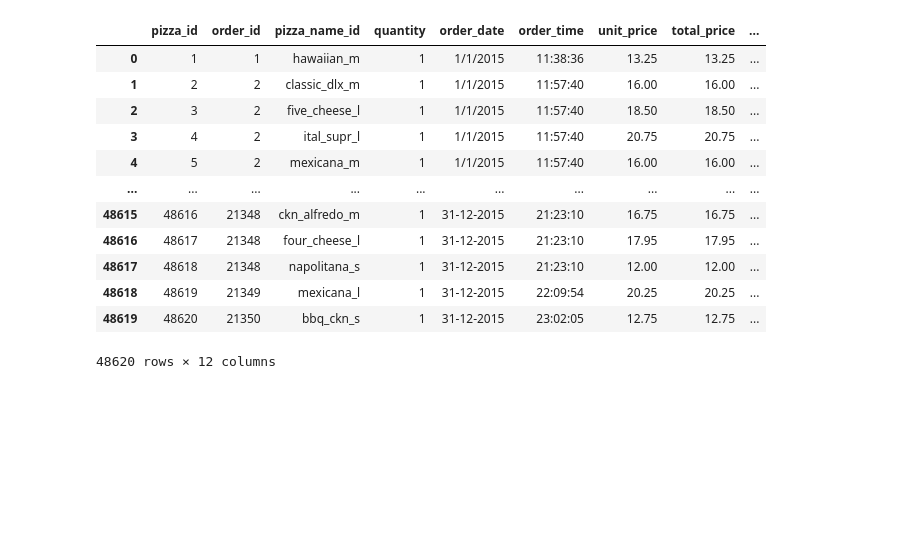
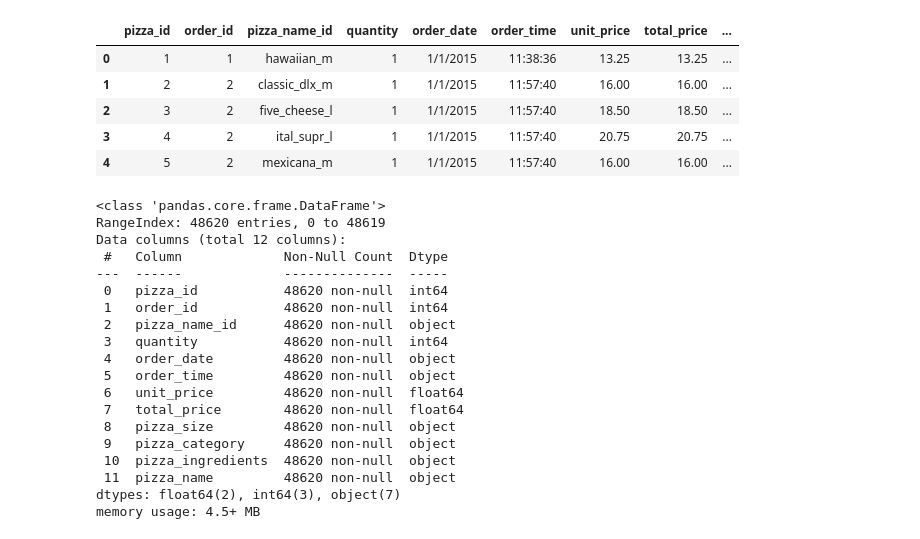
Before and after one commit to vasugupta525/Pizza-Sales-Report, a Jupyter notebook: pizza_sales_analysis.ipynb, the cells around one changed output. Drawn from its saved outputs; the diff is of its cells as text; code cells hidden in the pictures; blank space fills up the shorter version.

```diff
--- a/pizza_sales_analysis.ipynb
+++ b/pizza_sales_analysis.ipynb
@@ -9,18 +12,33 @@ import pandas as pd
 # %%
 df = pd.read_csv('pizza_sales_dataset.csv')
 # %%
-df
+df.head()
 # %% [output]
 |  | pizza_id | order_id | pizza_name_id | quantity | order_date | order_time | unit_price | total_price | ... |
 | 0 | 1 | 1 | hawaiian_m | 1 | 1/1/2015 | 11:38:36 | 13.25 | 13.25 | ... |
 | 1 | 2 | 2 | classic_dlx_m | 1 | 1/1/2015 | 11:57:40 | 16.00 | 16.00 | ... |
 | 2 | 3 | 2 | five_cheese_l | 1 | 1/1/2015 | 11:57:40 | 18.50 | 18.50 | ... |
 | 3 | 4 | 2 | ital_supr_l | 1 | 1/1/2015 | 11:57:40 | 20.75 | 20.75 | ... |
 | 4 | 5 | 2 | mexicana_m | 1 | 1/1/2015 | 11:57:40 | 16.00 | 16.00 | ... |
-| ... | ... | ... | ... | ... | ... | ... | ... | ... | ... |
-| 48615 | 48616 | 21348 | ckn_alfredo_m | 1 | 31-12-2015 | 21:23:10 | 16.75 | 16.75 | ... |
-| 48616 | 48617 | 21348 | four_cheese_l | 1 | 31-12-2015 | 21:23:10 | 17.95 | 17.95 | ... |
-| 48617 | 48618 | 21348 | napolitana_s | 1 | 31-12-2015 | 21:23:10 | 12.00 | 12.00 | ... |
-| 48618 | 48619 | 21349 | mexicana_l | 1 | 31-12-2015 | 22:09:54 | 20.25 | 20.25 | ... |
-| 48619 | 48620 | 21350 | bbq_ckn_s | 1 | 31-12-2015 | 23:02:05 | 12.75 | 12.75 | ... |
-48620 rows × 12 columns
+# %%
+df.info()
+# %% [output]
+<class 'pandas.core.frame.DataFrame'>
+RangeIndex: 48620 entries, 0 to 48619
+Data columns (total 12 columns):
+ #   Column             Non-Null Count  Dtype
+---  ------             --------------  -----
+ 0   pizza_id           48620 non-null  int64
+ 1   order_id           48620 non-null  int64
+ 2   pizza_name_id      48620 non-null  object
+ 3   quantity           48620 non-null  int64
+ 4   order_date         48620 non-null  object
+ 5   order_time         48620 non-null  object
+ 6   unit_price         48620 non-null  float64
+ 7   total_price        48620 non-null  float64
+ 8   pizza_size         48620 non-null  object
+ 9   pizza_category     48620 non-null  object
+ 10  pizza_ingredients  48620 non-null  object
+ 11  pizza_name         48620 non-null  object
+dtypes: float64(2), int64(3), object(7)
+memory usage: 4.5+ MB
```
Also changed, not shown: parts of 32 cells of this notebook.
